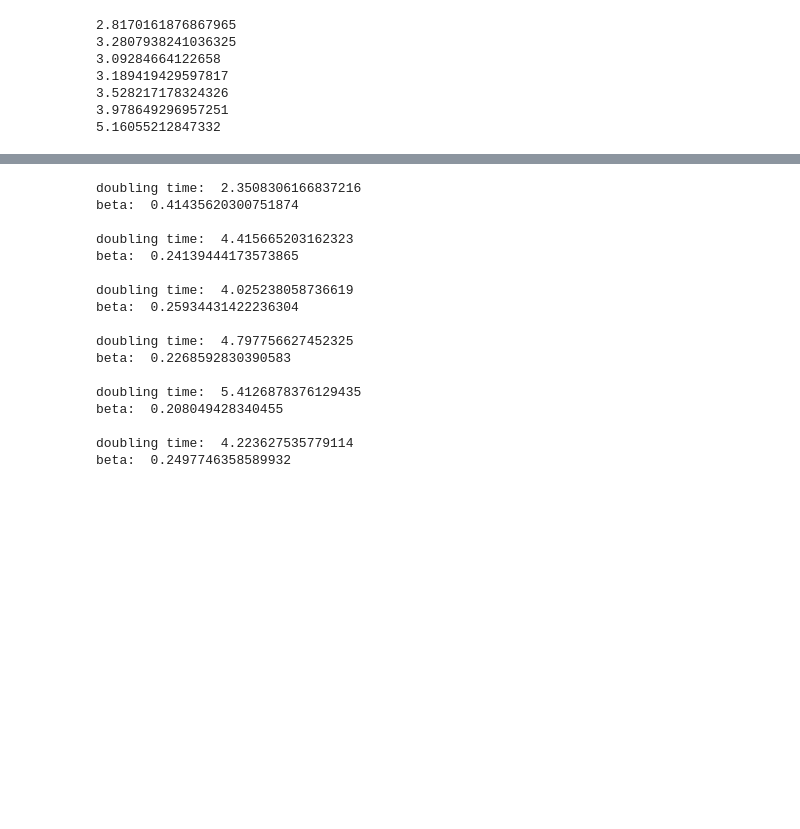
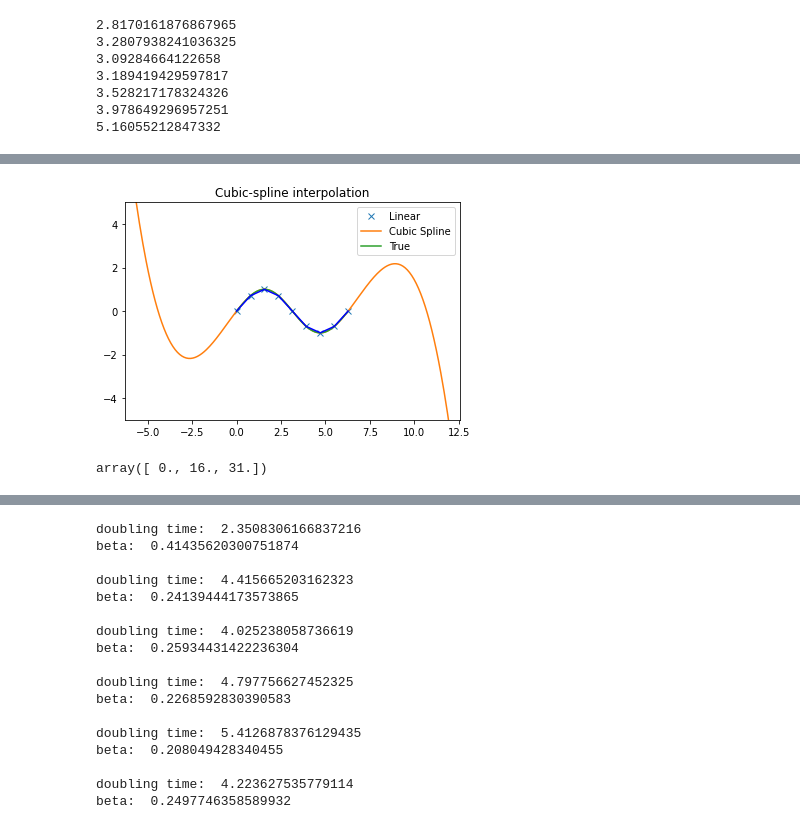
Before and after one commit to mmastand/chime, a Jupyter notebook: Dynamic Doubling Time.ipynb, the cells around one changed output, grey strips where cells are left out. Drawn from its saved outputs; the diff is of its cells as text; code cells hidden in the pictures; blank space fills up the shorter version.

```diff
--- a/Dynamic Doubling Time.ipynb
+++ b/Dynamic Doubling Time.ipynb
@@ -66,0 +536,12 @@ la
+# %%
+xnew2 = np.arange(-2*np.pi, 4*np.pi, np.pi/50)
+ynew2 = interpolate.splev(xnew2, tck, der=0)
+# %%
+plt.figure()
+plt.plot(x, y, 'x', xnew2, ynew2, xnew, np.sin(xnew), x, y, 'b')
+plt.legend(['Linear', 'Cubic Spline', 'True'])
+plt.axis([-2*np.pi, 4*np.pi, -5, 5])
+plt.title('Cubic-spline interpolation')
+plt.show()
+# %% [output]
+[figure, added]
@@ -66,0 +553,4 @@ la
+# %%
+s.get_knots()
+# %% [output]
+array([ 0., 16., 31.])
```
Also changed, not shown: parts of 43 cells of this notebook, 11 other files.
